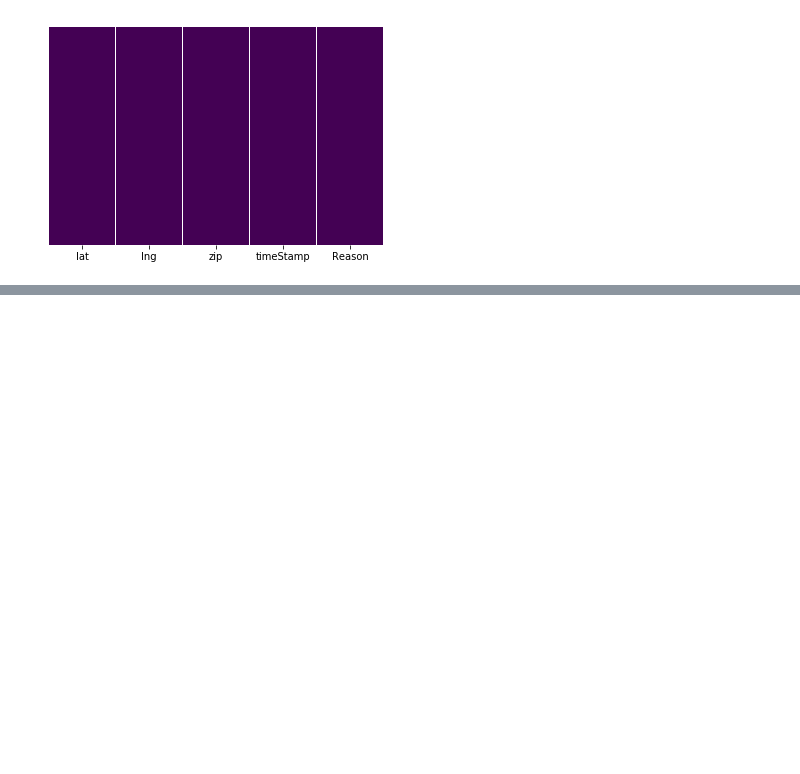
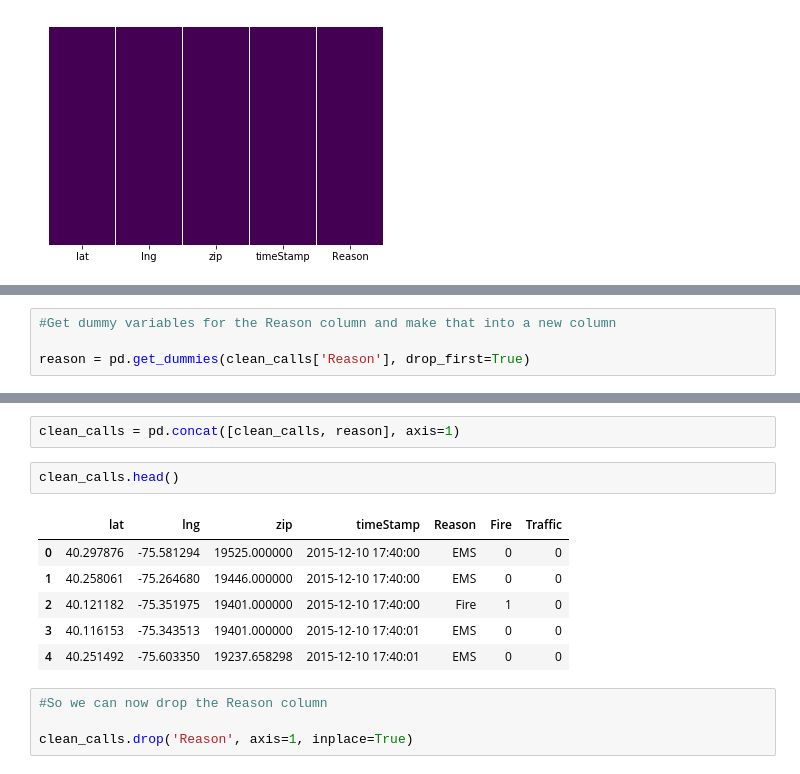
Before and after one commit to lyraxvincent/911-calls-project, a Jupyter notebook: Data Exploration and Cleaning.ipynb, the cells around one changed output, grey strips where cells are left out. Cells and saved outputs as stored; diff of their text form; blank space fills up the shorter version.

```diff
--- a/Data Exploration and Cleaning.ipynb
+++ b/Data Exploration and Cleaning.ipynb
@@ -218,0 +214,4 @@ sns.heatmap(clean_calls.isnull(), yticklabels=False, cbar=False, cmap='viridis')
+# %%
+#Get dummy variables for the Reason column and make that into a new column
+
+reason = pd.get_dummies(clean_calls['Reason'], drop_first=True)
@@ -218,0 +227,15 @@ sns.heatmap(clean_calls.isnull(), yticklabels=False, cbar=False, cmap='viridis')
+# %%
+clean_calls = pd.concat([clean_calls, reason], axis=1)
+# %%
+clean_calls.head()
+# %% [output]
+|  | lat | lng | zip | timeStamp | Reason | Fire | Traffic |
+| 0 | 40.297876 | -75.581294 | 19525.000000 | 2015-12-10 17:40:00 | EMS | 0 | 0 |
+| 1 | 40.258061 | -75.264680 | 19446.000000 | 2015-12-10 17:40:00 | EMS | 0 | 0 |
+| 2 | 40.121182 | -75.351975 | 19401.000000 | 2015-12-10 17:40:00 | Fire | 1 | 0 |
+| 3 | 40.116153 | -75.343513 | 19401.000000 | 2015-12-10 17:40:01 | EMS | 0 | 0 |
+| 4 | 40.251492 | -75.603350 | 19237.658298 | 2015-12-10 17:40:01 | EMS | 0 | 0 |
+# %%
+#So we can now drop the Reason column
+
+clean_calls.drop('Reason', axis=1, inplace=True)
```
Also changed, not shown: parts of 7 cells of this notebook, 1 other file.
